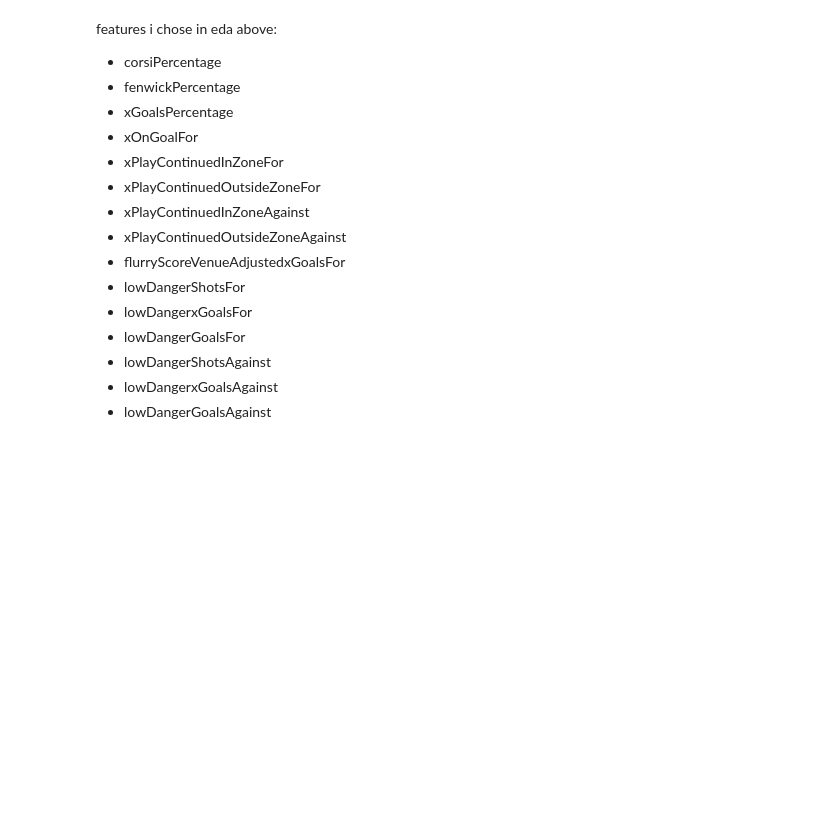
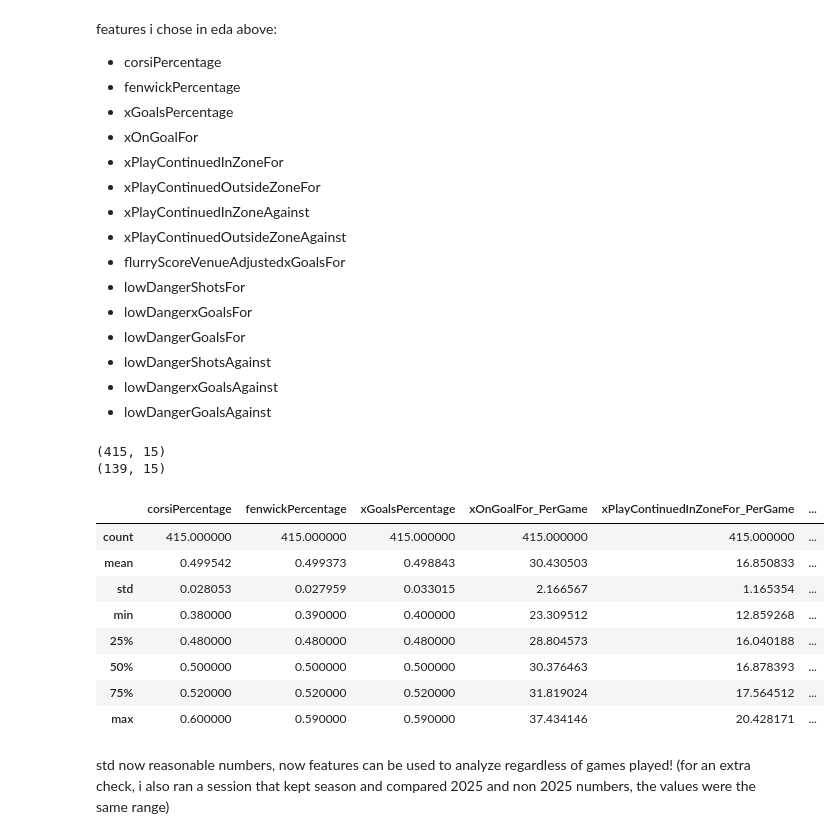
Before and after one commit to ricd99/nhl-test-2, a Jupyter notebook: model_0.1.1.ipynb, the cells around one changed output. Cells and saved outputs as stored; diff of their text form; code cells hidden in the pictures; blank space fills up the shorter version.

Commit message:
initial feature engineering done

```diff
--- a/model_0.1.1.ipynb
+++ b/model_0.1.1.ipynb
@@ -246,3 +258,59 @@ features i chose in eda above:
 - lowDangerShotsAgainst
 - lowDangerxGoalsAgainst
 - lowDangerGoalsAgainst
+# %%
+def engineer_features(df):
+    df = df.copy()
+    df["xOnGoalFor_PerGame"] = df["xOnGoalFor"] / df["games_played"]
+    df["xPlayContinuedInZoneFor_PerGame"] = df["xPlayContinuedInZoneFor"] / df["games_played"]
+    df["xPlayContinuedOutsideZoneFor_PerGame"] = df["xPlayContinuedOutsideZoneFor"] / df["games_played"]
+    df["xPlayContinuedInZoneAgainst_PerGame"] = df["xPlayContinuedInZoneAgainst"] / df["games_played"]
+    df["xPlayContinuedOutsideZoneAgainst_PerGame"] = df["xPlayContinuedOutsideZoneAgainst"] / df["games_played"]
+    df["flurryScoreVenueAdjustedxGoalsFor_PerGame"] = df["flurryScoreVenueAdjustedxGoalsFor"] / df["games_played"]
+    df["lowDangerShotsFor_PerGame"] = df["lowDangerShotsFor"] / df["games_played"]
+    df["lowDangerxGoalsFor_PerGame"] = df["lowDangerxGoalsFor"] / df["games_played"]
+    df["lowDangerGoalsFor_PerGame"] = df["lowDangerGoalsFor"] / df["games_played"]
+    df["lowDangerShotsAgainst_PerGame"] = df["lowDangerShotsAgainst"] / df["games_played"]
+    df["lowDangerxGoalsAgainst_PerGame"] = df["lowDangerxGoalsAgainst"] / df["games_played"]
+    df["lowDangerGoalsAgainst_PerGame"] = df["lowDangerGoalsAgainst"] / df["games_played"]
+
+    df = df[["corsiPercentage",
+             "fenwickPercentage",
+             "xGoalsPercentage",
+             "xOnGoalFor_PerGame",
+             "xPlayContinuedInZoneFor_PerGame",
+             "xPlayContinuedOutsideZoneFor_PerGame",
+             "xPlayContinuedInZoneAgainst_PerGame",
+             "xPlayContinuedOutsideZoneAgainst_PerGame",
+             "flurryScoreVenueAdjustedxGoalsFor_PerGame",
+             "lowDangerShotsFor_PerGame",
+             "lowDangerxGoalsFor_PerGame",
+             "lowDangerGoalsFor_PerGame",
+             "lowDangerShotsAgainst_PerGame",
+             "lowDangerxGoalsAgainst_PerGame",
+             "lowDangerGoalsAgainst_PerGame",]]
+    return df
+# %%
+df_train = engineer_features(df_train)
+df_test = engineer_features(df_test)
+# %%
+print(df_train.shape)
+print(df_test.shape)
+# %% [output]
+(415, 15)
+(139, 15)
+# %%
+df_train.describe()
+# %% [output]
+|  | corsiPercentage | fenwickPercentage | xGoalsPercentage | xOnGoalFor_PerGame | xPlayContinuedInZoneFor_PerGame | ... |
+| count | 415.000000 | 415.000000 | 415.000000 | 415.000000 | 415.000000 | ... |
+| mean | 0.499542 | 0.499373 | 0.498843 | 30.430503 | 16.850833 | ... |
+| std | 0.028053 | 0.027959 | 0.033015 | 2.166567 | 1.165354 | ... |
+| min | 0.380000 | 0.390000 | 0.400000 | 23.309512 | 12.859268 | ... |
+| 25% | 0.480000 | 0.480000 | 0.480000 | 28.804573 | 16.040188 | ... |
+| 50% | 0.500000 | 0.500000 | 0.500000 | 30.376463 | 16.878393 | ... |
+| 75% | 0.520000 | 0.520000 | 0.520000 | 31.819024 | 17.564512 | ... |
+| max | 0.600000 | 0.590000 | 0.590000 | 37.434146 | 20.428171 | ... |
+# %% [markdown]
+std now reasonable numbers, now features can be used to analyze regardless of games played!
+(for an extra check, i also ran a session that kept season and compared 2025 and non 2025 numbers, the values were the same range)
```
Also changed, not shown: parts of 7 cells of this notebook.
